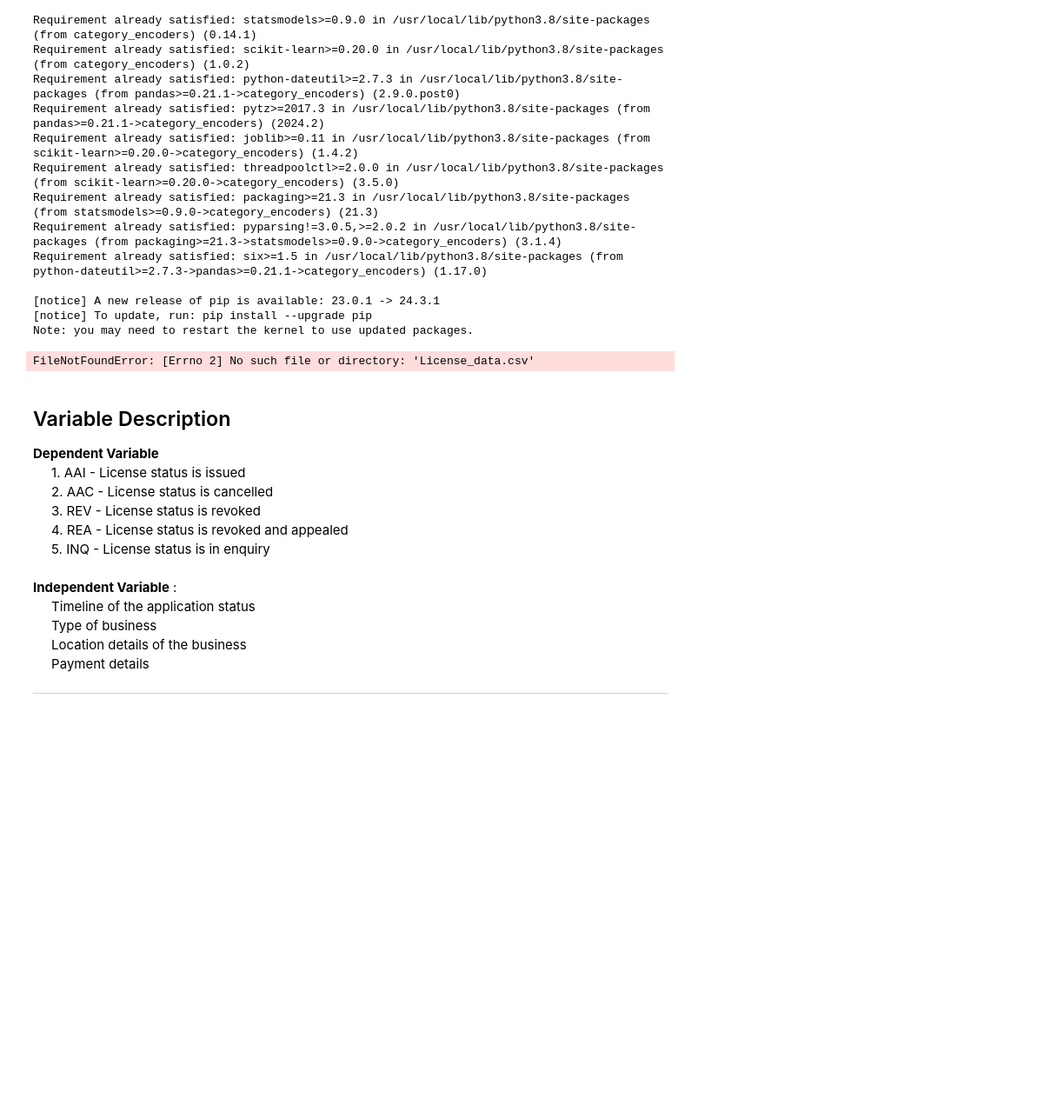
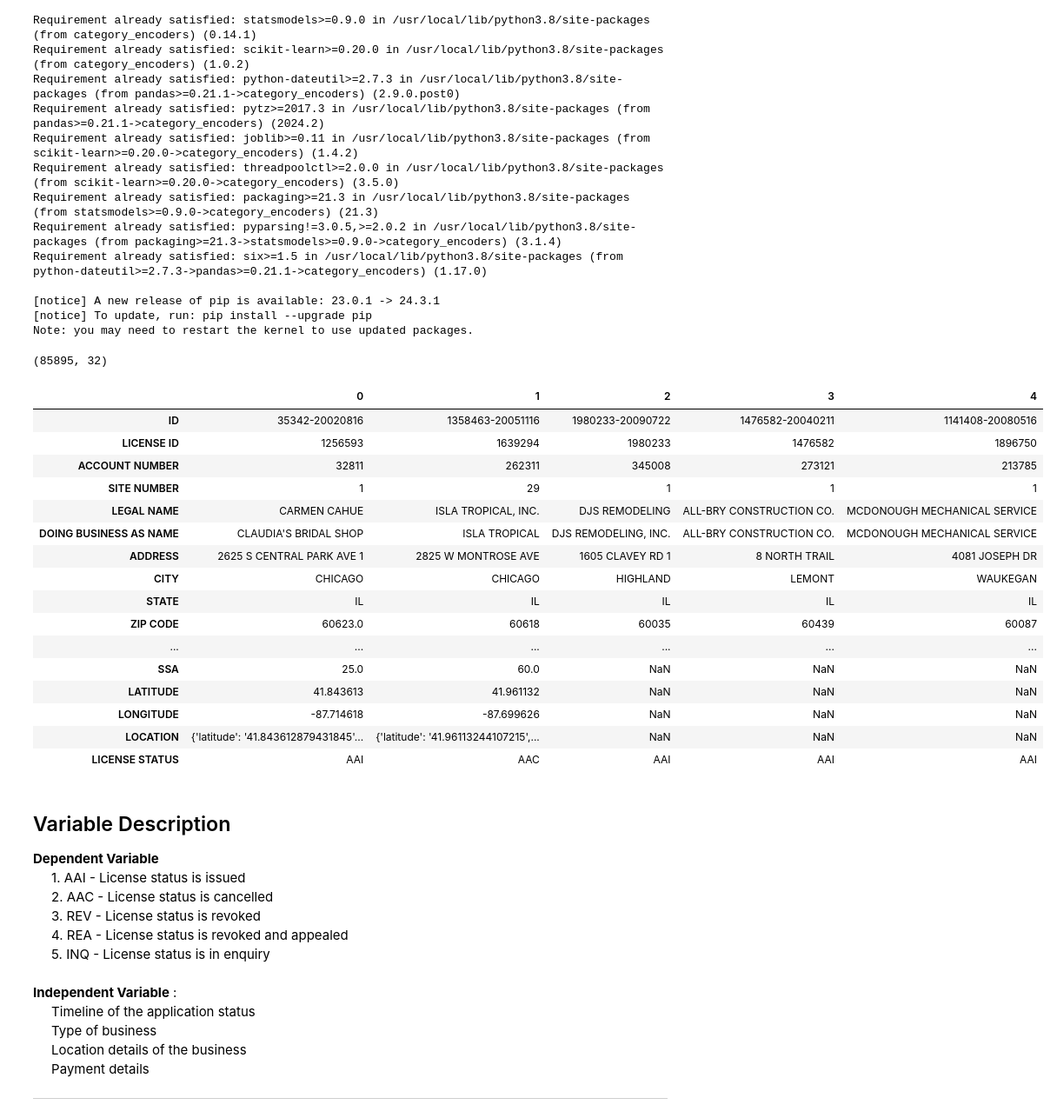
Before and after one commit to asiemachris12/Classification-Projects-on-Machine-Learning-for-Beginners1, a Jupyter notebook: License Status Multi Label Classification.ipynb, the cells around one changed output. Shown: that part at 87% size. Cells and saved outputs as stored; diff of their text form; code cells hidden in the pictures; blank space fills up the shorter version.

```diff
--- a/License Status Multi Label Classification.ipynb
+++ b/License Status Multi Label Classification.ipynb
@@ -49,15 +49,32 @@ import os
 import category_encoders as ce
 # %%
 # read the df
-df = pd.read_csv("License_data.csv")
+df = pd.read_csv("License_Data.csv")
 
 # print the shape of the dataframe
 print(df.shape)
 
 # show the top few rows
 display(df.head().T)
 # %% [output]
-FileNotFoundError: [Errno 2] No such file or directory: 'License_data.csv'
+(85895, 32)
+|  | 0 | 1 | 2 | 3 | 4 |
+| ID | 35342-20020816 | 1358463-20051116 | 1980233-20090722 | 1476582-20040211 | 1141408-20080516 |
+| LICENSE ID | 1256593 | 1639294 | 1980233 | 1476582 | 1896750 |
+| ACCOUNT NUMBER | 32811 | 262311 | 345008 | 273121 | 213785 |
+| SITE NUMBER | 1 | 29 | 1 | 1 | 1 |
+| LEGAL NAME | CARMEN CAHUE | ISLA TROPICAL, INC. | DJS REMODELING | ALL-BRY CONSTRUCTION CO. | MCDONOUGH MECHANICAL SERVICE |
+| DOING BUSINESS AS NAME | CLAUDIA'S BRIDAL SHOP | ISLA TROPICAL | DJS REMODELING, INC. | ALL-BRY CONSTRUCTION CO. | MCDONOUGH MECHANICAL SERVICE |
+| ADDRESS | 2625 S CENTRAL PARK AVE 1 | 2825 W MONTROSE AVE | 1605 CLAVEY RD 1 | 8 NORTH TRAIL | 4081 JOSEPH DR |
+| CITY | CHICAGO | CHICAGO | HIGHLAND | LEMONT | WAUKEGAN |
+| STATE | IL | IL | IL | IL | IL |
+| ZIP CODE | 60623.0 | 60618 | 60035 | 60439 | 60087 |
+| ... | ... | ... | ... | ... | ... |
+| SSA | 25.0 | 60.0 | NaN | NaN | NaN |
+| LATITUDE | 41.843613 | 41.961132 | NaN | NaN | NaN |
+| LONGITUDE | -87.714618 | -87.699626 | NaN | NaN | NaN |
+| LOCATION | {'latitude': '41.843612879431845'... | {'latitude': '41.96113244107215',... | NaN | NaN | NaN |
+| LICENSE STATUS | AAI | AAC | AAI | AAI | AAI |
 # %%
 # change the columns name
 new_col_name = [col.replace(" ","_").lower() for col in df.columns]
```
Also changed, not shown: parts of 14 cells of this notebook, 3 other files.
